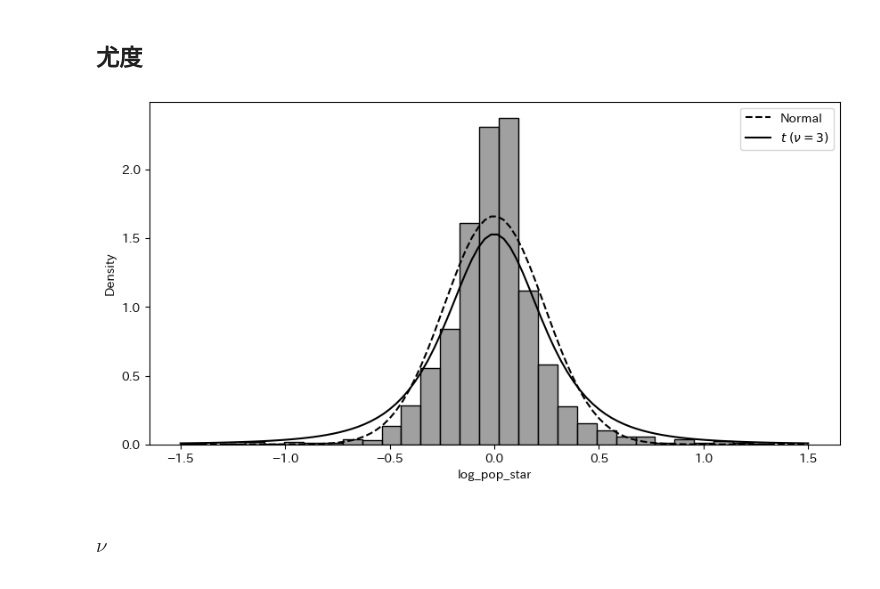
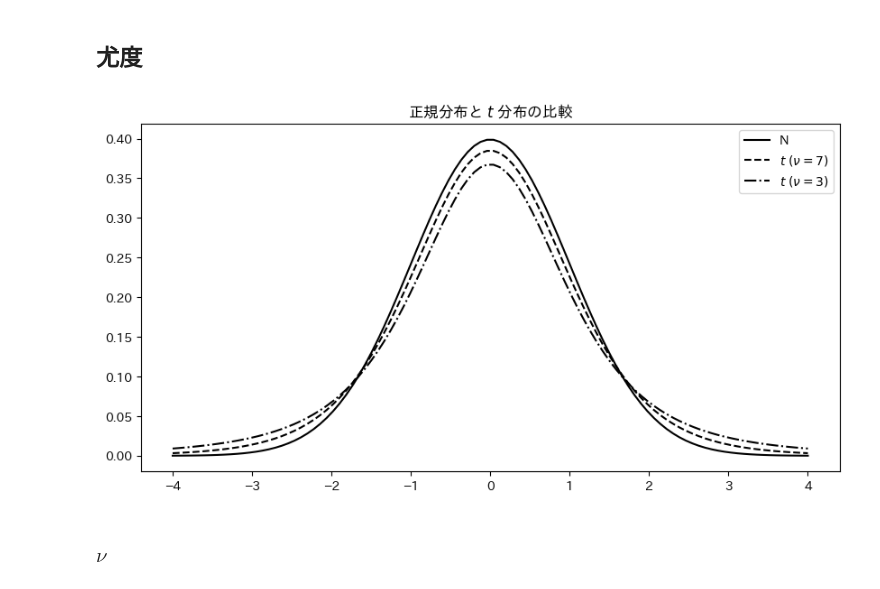
Before and after one commit to Keisei-Akiya/bridge-straw-effects, a Jupyter notebook: src/visualization/distribution/decide_prior.ipynb, the cells around one changed output. Drawn from its saved outputs; the diff is of its cells as text; code cells hidden in the pictures.

```diff
--- a/src/visualization/distribution/decide_prior.ipynb
+++ b/src/visualization/distribution/decide_prior.ipynb
@@ -307,24 +307,28 @@ plt.show()
 # %% [markdown]
 ## 尤度
 # %%
-x = np.linspace(-1.5, 1.5, 100)
+x = np.linspace(-4, 4, 100)
 
 mu = 0
-sigma = 0.24
-dof = 3
+sigma = 1
+nu_3 = 3
+nu_7 = 7
 
 # 各分布の確率密度関数
 normal_pdf = stats.norm.pdf(x, loc=mu, scale=sigma)
-t_pdf = stats.t.pdf(x, df=dof, loc=mu, scale=sigma)
+t_3_pdf = stats.t.pdf(x, df=nu_3, loc=mu, scale=sigma)
+t_7_pdf = stats.t.pdf(x, df=nu_7, loc=mu, scale=sigma)
 
 fig, ax = plt.subplots(figsize=figsize)
-ax.plot(x, normal_pdf, label='Normal', color='black', linestyle='--')
-ax.plot(x, t_pdf, label=f'$t$ $(ν = {dof})$', color='black')
-sns.histplot(df['log_pop_star'], bins=30, ax=ax, color='gray', stat='density')
+ax.plot(x, normal_pdf, label='N', color='black', linestyle='-')
+ax.plot(x, t_7_pdf, label=f'$t$ $(ν = {nu_7})$', color='black', linestyle='--')
+ax.plot(x, t_3_pdf, label=f'$t$ $(ν = {nu_3})$', color='black', linestyle='-.')
+# sns.histplot(df['log_pop_star'], bins=30, ax=ax, color='gray', stat='density')
 ax.legend()
+ax.set_title('正規分布と $t$ 分布の比較')
 plt.show()
 # %% [output]
-[figure, old version]
+[figure, new version]
 # %% [markdown]
 ### $\nu$
 # %%
```
Also changed, not shown: 3 other files.
